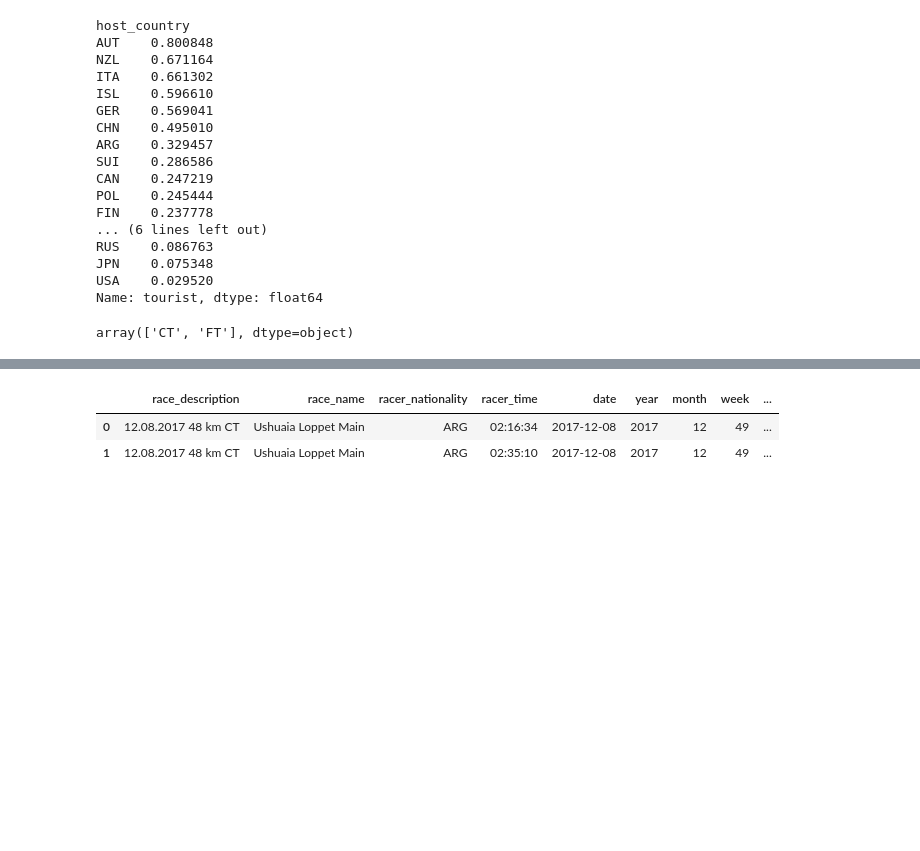
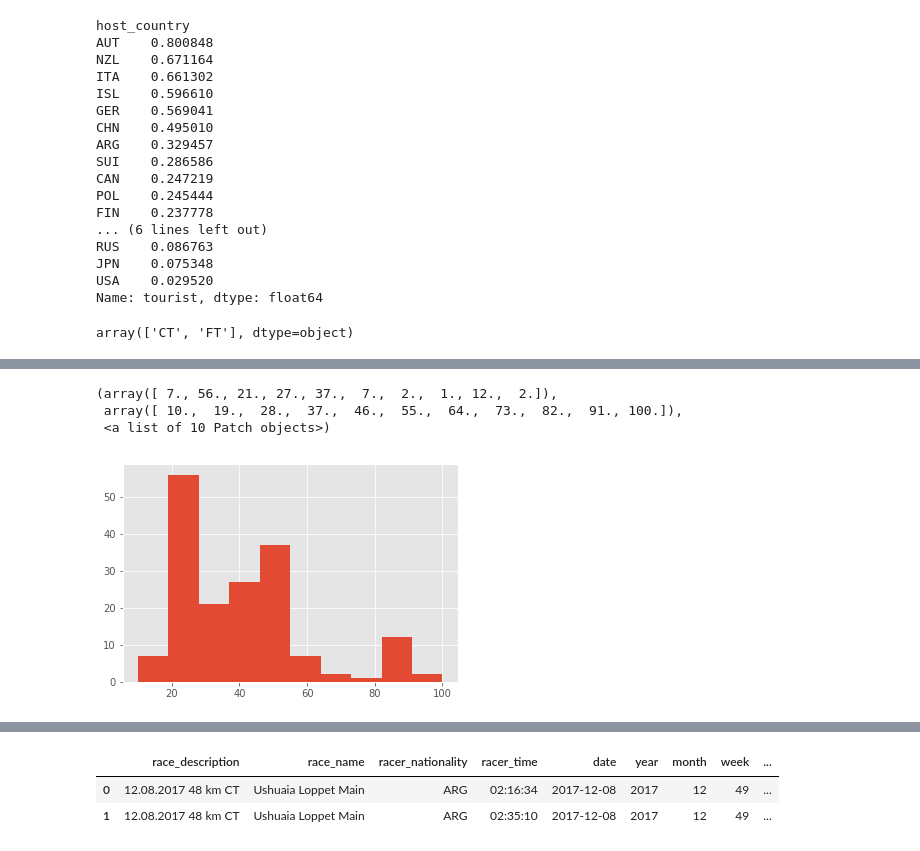
Before and after one commit to macphd/ski-tourism, a Jupyter notebook: munging/ski_race_munging.ipynb, the cells around one changed output, grey strips where cells are left out. Drawn from its saved outputs; the diff is of its cells as text; code cells hidden in the pictures; blank space fills up the shorter version.

```diff
--- a/munging/ski_race_munging.ipynb
+++ b/munging/ski_race_munging.ipynb
@@ -167,0 +253,8 @@ race_dnf = new_race_df[pd.isnull(new_race_df.racer_pace)].copy()
+# %%
+plt.hist(race_finishers.groupby('race_name')['distance'].mean(), bins = 10)
+#this is a rough pass on the distance metric but looks like I need to apply normalization (box-cox?)
+# %% [output]
+(array([ 7., 56., 21., 27., 37.,  7.,  2.,  1., 12.,  2.]),
+ array([ 10.,  19.,  28.,  37.,  46.,  55.,  64.,  73.,  82.,  91., 100.]),
+ <a list of 10 Patch objects>)
+[figure, added]
```
Also changed, not shown: parts of 42 cells of this notebook.
